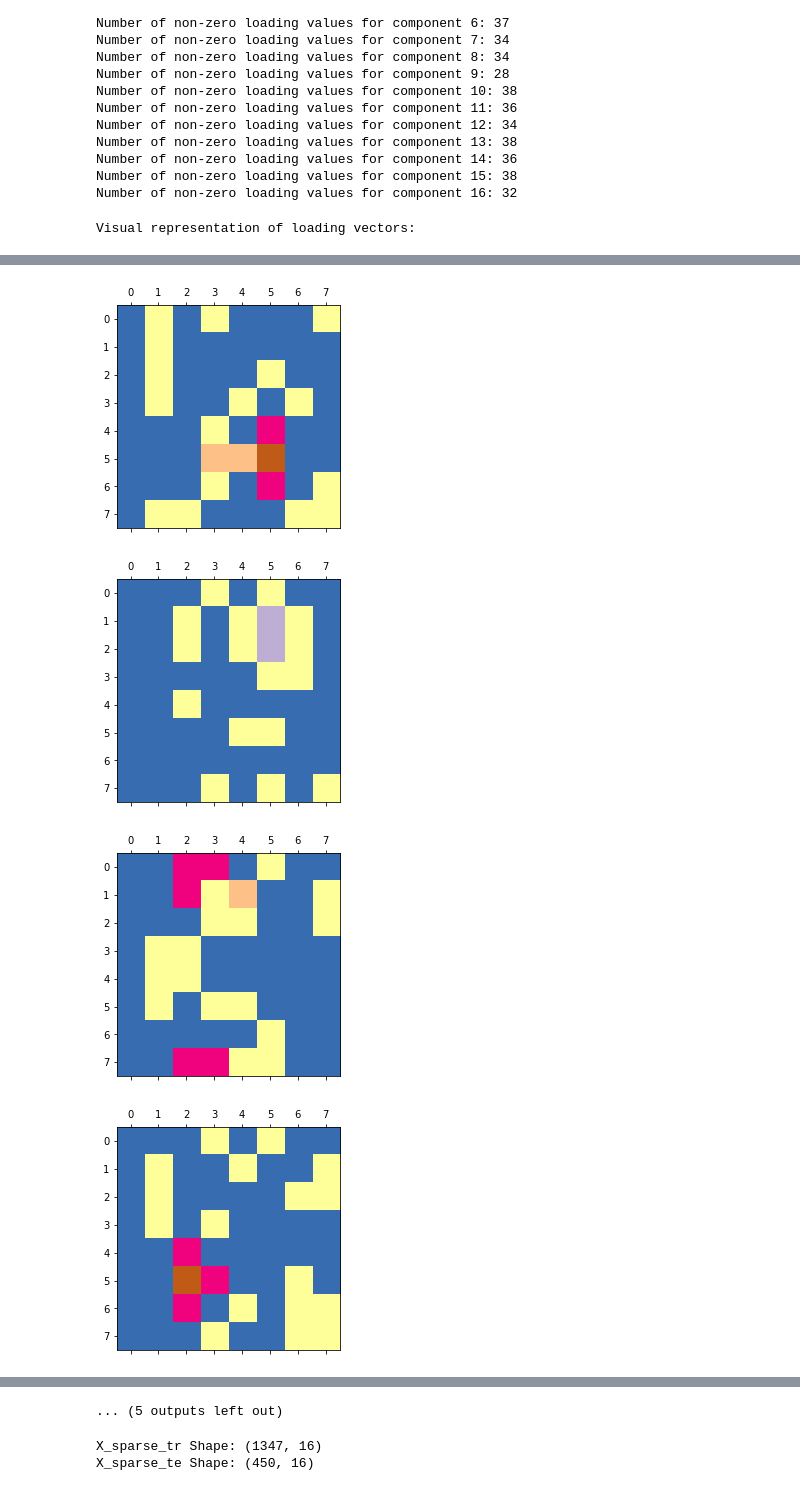
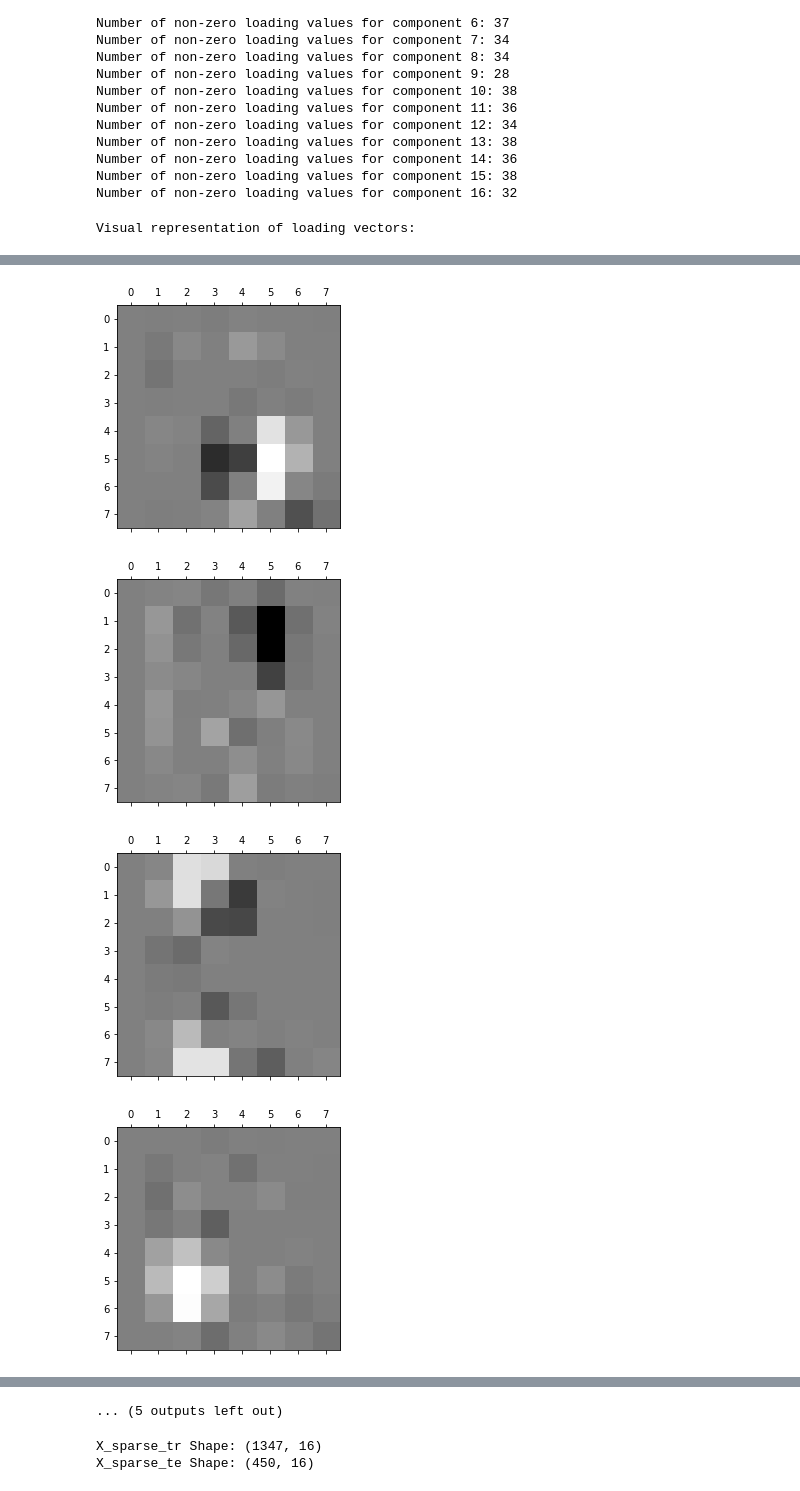
Before and after one commit to ksureshprojects/Projects, a Jupyter notebook: Dimensionality Reduction/SVD.ipynb, the cells around one changed output, grey strips where cells are left out. Saved outputs shown, nothing was run; the diff lists cells and outputs as text; code cells hidden in the pictures.

```diff
--- a/Dimensionality Reduction/SVD.ipynb
+++ b/Dimensionality Reduction/SVD.ipynb
@@ -153,6 +153,6 @@ Number of non-zero loading values for component 16: 32
 print('Visual representation of loading vectors:')
 mynorm = plt.Normalize(vmin=-1, vmax=1)
 for vec in V:
-    plt.matshow(vec.reshape((8,8)), cmap = 'Accent', norm=mynorm)
+    plt.matshow(vec.reshape((8,8)) * 2, cmap = 'gray', norm=mynorm)
 # %% [output]
 Visual representation of loading vectors:
@@ -160,4 +160,4 @@ Visual representation of loading vectors:
-[figure, old version]
+[figure, new version]
-[figure, old version]
+[figure, new version]
-[figure, old version]
+[figure, new version]
-[figure, old version]
+[figure, new version]
```
Also changed, not shown: parts of 1 cell of this notebook.
